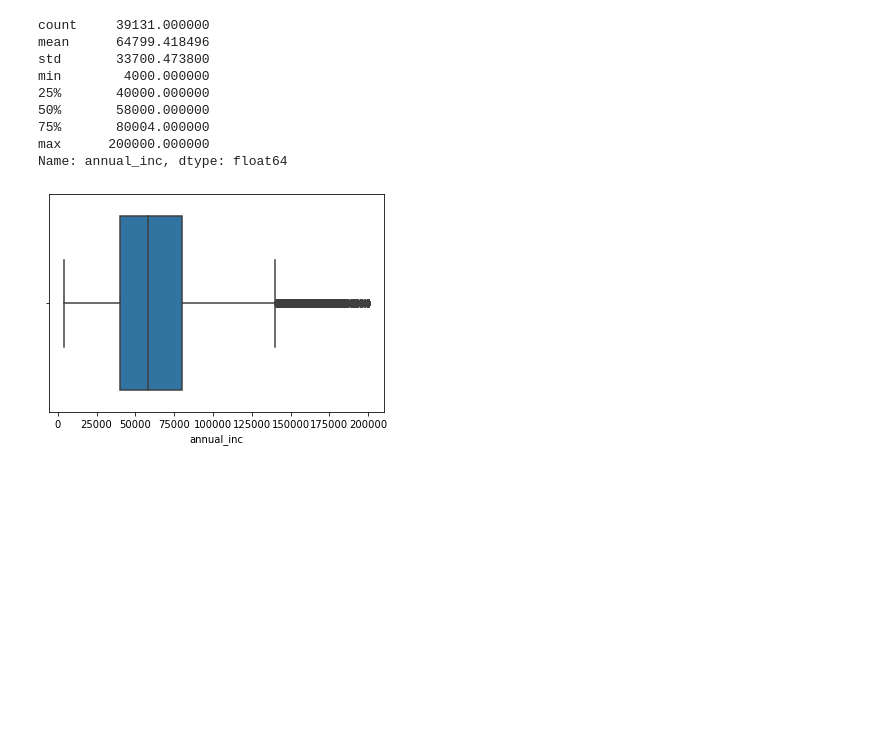
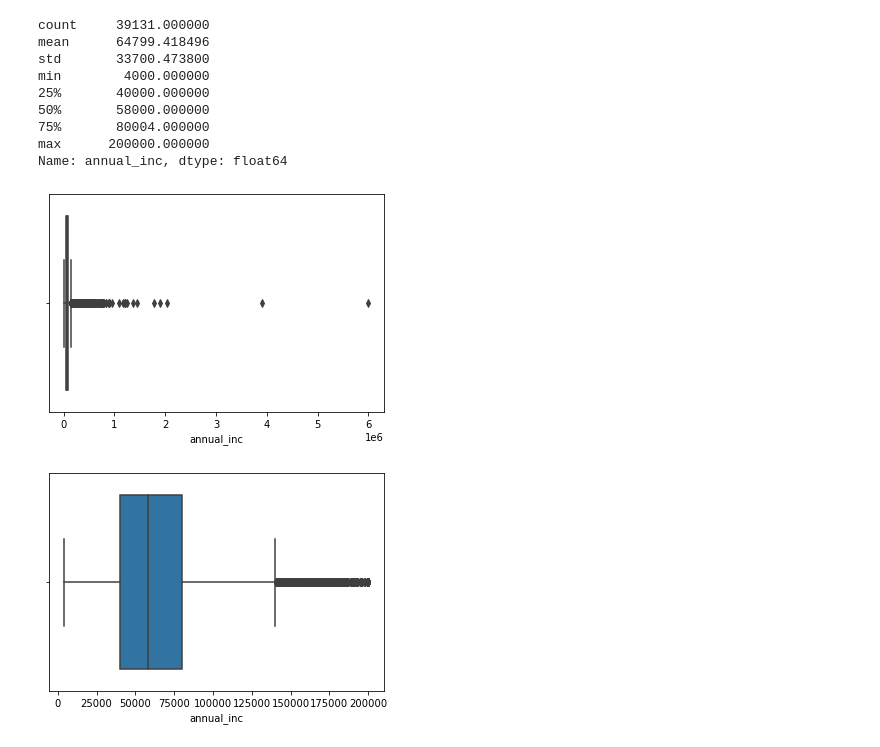
Before and after one commit to vivekprahlada/LendingClub-Case-Study, a Jupyter notebook: Vivek_Prahlada.ipynb, the cells around one changed output. Cells and saved outputs as stored; diff of their text form; code cells hidden in the pictures; blank space fills up the shorter version.

```diff
--- a/Vivek_Prahlada.ipynb
+++ b/Vivek_Prahlada.ipynb
@@ -337,6 +337,11 @@ min        4000.000000
 75%       80004.000000
 max      200000.000000
 Name: annual_inc, dtype: float64
+# %%
+sns.boxplot(df_clean.annual_inc)
+plt.show()
+# %% [output]
+[figure, added]
 # %%
 sns.boxplot(df_clean[df_clean["annual_inc"] <=200000].annual_inc)
 plt.show()
```
Also changed, not shown: parts of 288 cells of this notebook, 1 other file.
